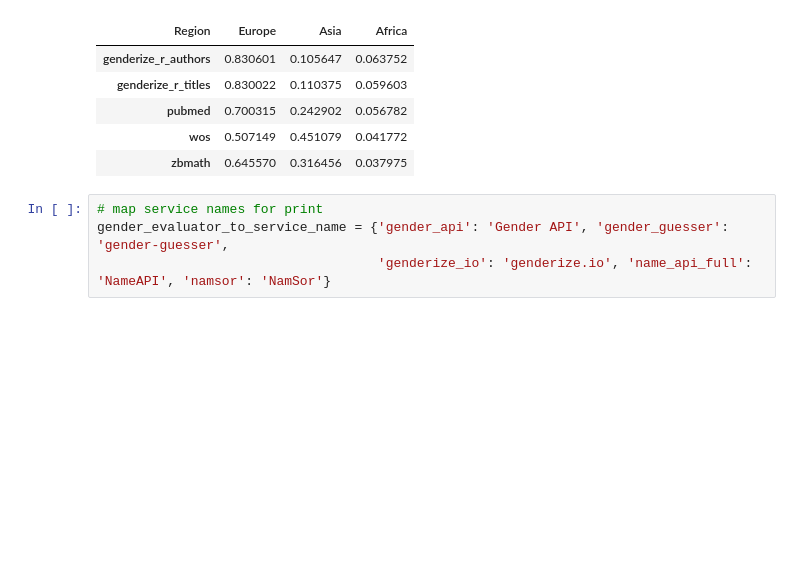
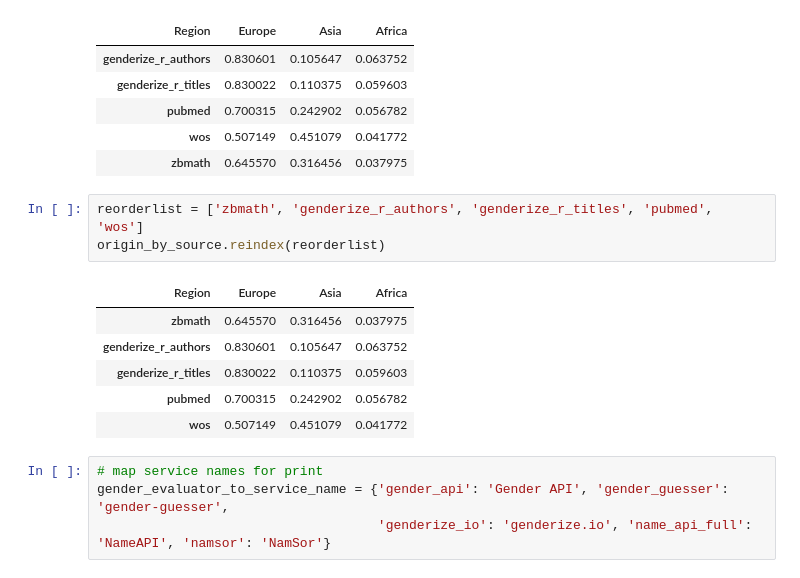
Before and after one commit to GenderGapSTEM-PublicationAnalysis/name_gender_inference, a Jupyter notebook: name_gender_inference/notebooks/Evaluation_name_onomastics.ipynb, the cells around one changed output. Cells and saved outputs as stored; diff of their text form; blank space fills up the shorter version.

```diff
--- a/name_gender_inference/notebooks/Evaluation_name_onomastics.ipynb
+++ b/name_gender_inference/notebooks/Evaluation_name_onomastics.ipynb
@@ -201,6 +201,16 @@ origin_by_source
 | pubmed | 0.700315 | 0.242902 | 0.056782 |
 | wos | 0.507149 | 0.451079 | 0.041772 |
 | zbmath | 0.645570 | 0.316456 | 0.037975 |
+# %%
+reorderlist = ['zbmath', 'genderize_r_authors', 'genderize_r_titles', 'pubmed', 'wos']
+origin_by_source.reindex(reorderlist)
+# %% [output]
+| Region | Europe | Asia | Africa |
+| zbmath | 0.645570 | 0.316456 | 0.037975 |
+| genderize_r_authors | 0.830601 | 0.105647 | 0.063752 |
+| genderize_r_titles | 0.830022 | 0.110375 | 0.059603 |
+| pubmed | 0.700315 | 0.242902 | 0.056782 |
+| wos | 0.507149 | 0.451079 | 0.041772 |
 # %%
 # map service names for print
 gender_evaluator_to_service_name = {'gender_api': 'Gender API', 'gender_guesser': 'gender-guesser',
```
Also changed, not shown: parts of 1 cell of this notebook.
